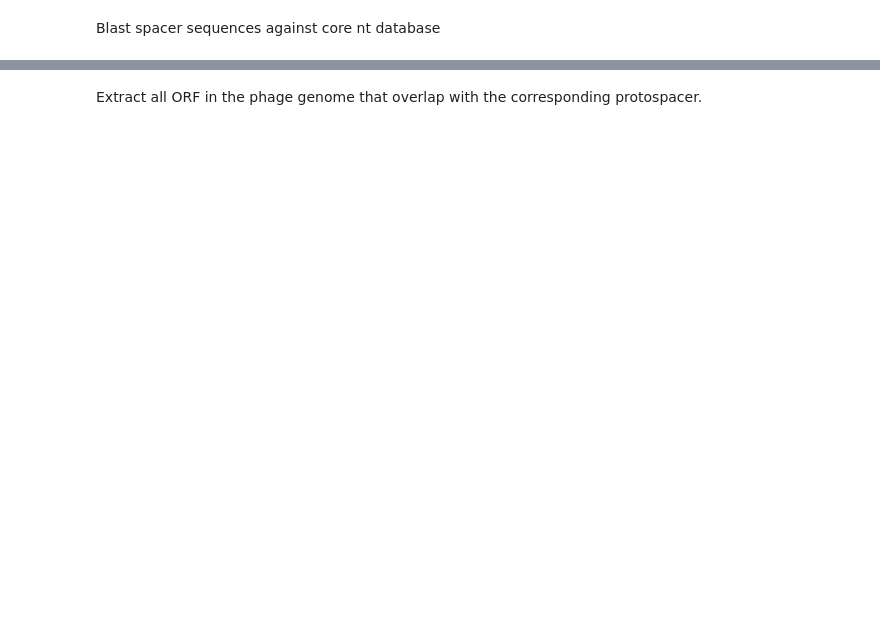
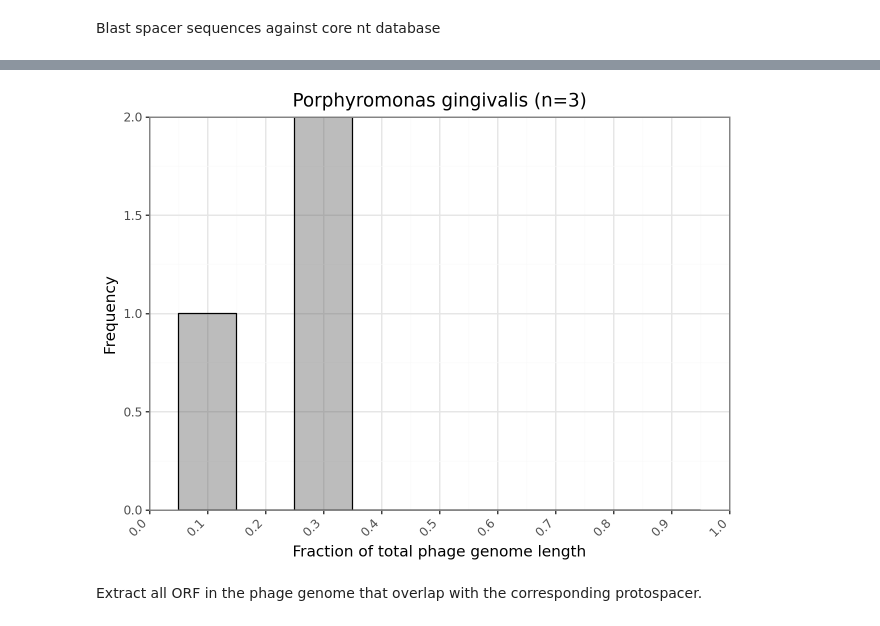
Before and after one commit to rjibengtsson/spacer_analysis, a Jupyter notebook: phage/phage_genome_analysis.ipynb, the cells around one changed output, grey strips where cells are left out. Drawn from its saved outputs; the diff is of its cells as text; code cells hidden in the pictures; blank space fills up the shorter version.

```diff
--- a/phage/phage_genome_analysis.ipynb
+++ b/phage/phage_genome_analysis.ipynb
@@ -193,3 +220,29 @@ See the caveats in the documentation: https://pandas.pydata.org/pandas-docs/stab
+# %%
+# separate by bacteriophage taxonomy
+species = 'Porphyromonas gingivalis'
+phage = 'Caudoviricetes'
+
+n = len(blastn_positions[(blastn_positions['phagehost'] == species) & (blastn_positions['phagetaxonomy'] == phage)])
+binwidth = 0.1
+
+p_freq = (
+    ggplot(blastn_positions[(blastn_positions['phagehost'] == species) & (blastn_positions['phagetaxonomy'] == phage)], aes(x='relative_position')) +
+    # ggplot(blastn_positions, aes(x='relative_position')) +
+    geom_histogram(binwidth=binwidth, position="identity", alpha=0.4, color="black") +
+    # geom_density(alpha=0.6) +
+    scale_y_continuous(limits=(0, None), expand=(0, 0)) +
+    scale_x_continuous(expand=(0, 0), limits=(0, 1), breaks=np.arange(0, 1.1, 0.1)) +
+    theme_bw() +
+    labs(title=f'{species} (n={n})',
+        x='Fraction of total phage genome length',
+        y='Frequency') +
+    theme(axis_text_x=element_text(rotation=45, hjust=1))
+    )
+
+
+display(p_freq)
+# %% [output]
+[figure, added]
 # %% [markdown]
 Extract all ORF in the phage genome that overlap with the corresponding protospacer.
 # %%
```
Also changed, not shown: parts of 18 cells of this notebook, 6 other files.
